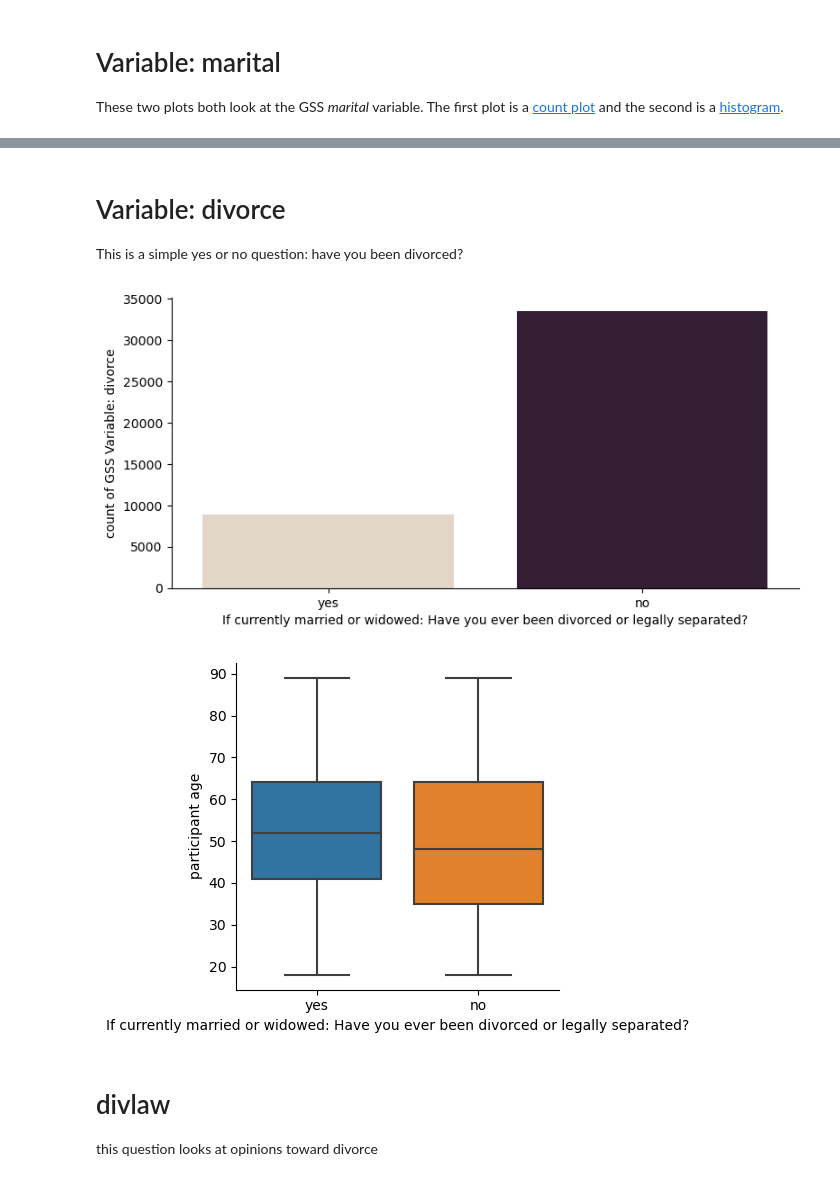
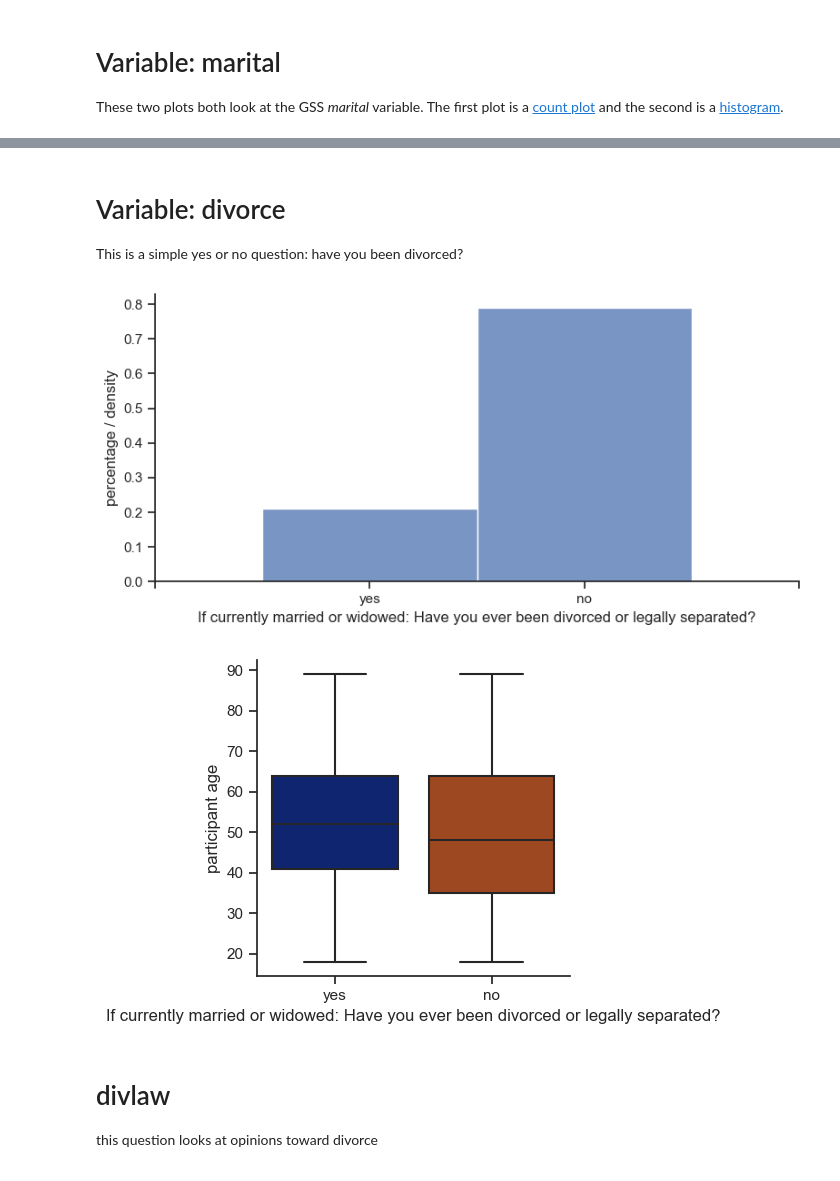
Before and after one commit to CulleyHarrelson/GeneralSocialSurvey, a Jupyter notebook: GSS - Divorce.ipynb, the cells around one changed output, grey strips where cells are left out. Cells and saved outputs as stored; diff of their text form; code cells hidden in the pictures.

Commit message:
switching count plots to kde plots

```diff
--- a/GSS - Divorce.ipynb
+++ b/GSS - Divorce.ipynb
@@ -104,53 +111,61 @@ warnings.filterwarnings("ignore")
-# %% [markdown]
-# Variable: divorce
-
-This is a simple yes or no question: have you been divorced?
+# %% [markdown]
+# Variable: divorce
+
+This is a simple yes or no question: have you been divorced?
 # %%
 # Variable: divorce
 # Category bar plot, broken down by "sex"
 
-p = sns.catplot(
+p = sns.displot(
     data=gss,
     x="divorce",
-    kind="count",
-    palette="ch:.25",
+    kind="hist",
+    palette="dark",
     height=4,
     aspect=2,
-    legend=False
+    legend=False,
+    stat="density",
+    common_norm=False,
+    discrete=True,
 )
 labels = ['yes',
           'no']
 
 t = "If currently married or widowed: Have you ever been divorced or legally separated?"
+plt.xticks(range(4))
 
-p.set_xticklabels(labels)
+# set the labels
+p.set_xticklabels(['', 'yes', 'no', ''])
+
+#p.set_xticklabels(labels)
 p.set_xlabels(t)
-p.set_ylabels('count of GSS Variable: divorce')
+p.set_ylabels('percentage / density')
 
 
 warnings.filterwarnings("ignore")
 plt.draw()
 
 h = sns.catplot(
     data=gss,
     x="divorce",
     y="age",
+    palette='dark',
     kind="box",
     height=4,
     aspect=1,
 )
 
 h.set_xticklabels(labels)
 h.set_xlabels(t)
 h.set_ylabels('participant age')
 plt.draw()
 # %% [output]
-[figure, old version]
+[figure, new version]
-[figure, old version]
+[figure, new version]
-# %% [markdown]
-# divlaw
-
-this question looks at opinions toward divorce
+# %% [markdown]
+# divlaw
+
+this question looks at opinions toward divorce
 # %%
 # martype, divlaw, divlawnv,
 
```
Also changed, not shown: parts of 7 cells of this notebook.
